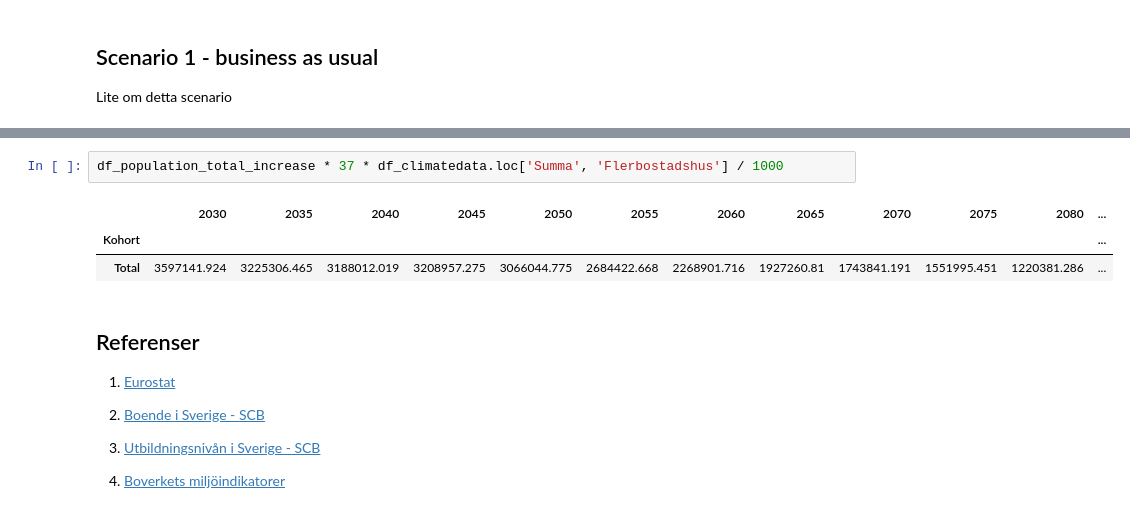
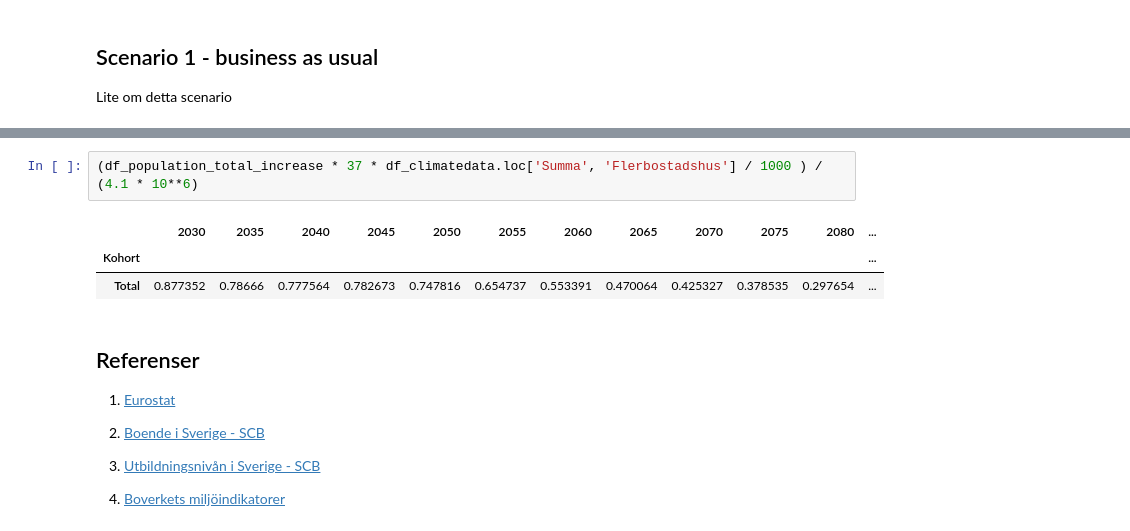
Before and after one commit to handmadethings/climate-impact-real-estate-se, a Jupyter notebook: climate-impact-re-se.ipynb, the cells around one changed output, grey strips where cells are left out. Cells and saved outputs as stored; diff of their text form.

```diff
--- a/climate-impact-re-se.ipynb
+++ b/climate-impact-re-se.ipynb
@@ -194,9 +199,9 @@ Lite om detta scenario
 # %%
-df_population_total_increase * 37 * df_climatedata.loc['Summa', 'Flerbostadshus'] / 1000
+(df_population_total_increase * 37 * df_climatedata.loc['Summa', 'Flerbostadshus'] / 1000 ) / (4.1 * 10**6)
 # %% [output]
 |  | 2030 | 2035 | 2040 | 2045 | 2050 | 2055 | 2060 | 2065 | 2070 | 2075 | 2080 | ... |
 | Kohort |  |  |  |  |  |  |  |  |  |  |  | ... |
-| Total | 3597141.924 | 3225306.465 | 3188012.019 | 3208957.275 | 3066044.775 | 2684422.668 | 2268901.716 | 1927260.81 | 1743841.191 | 1551995.451 | 1220381.286 | ... |
+| Total | 0.877352 | 0.78666 | 0.777564 | 0.782673 | 0.747816 | 0.654737 | 0.553391 | 0.470064 | 0.425327 | 0.378535 | 0.297654 | ... |
 # %% [markdown]
 ## Referenser
 
```
Also changed, not shown: parts of 2 cells of this notebook.
